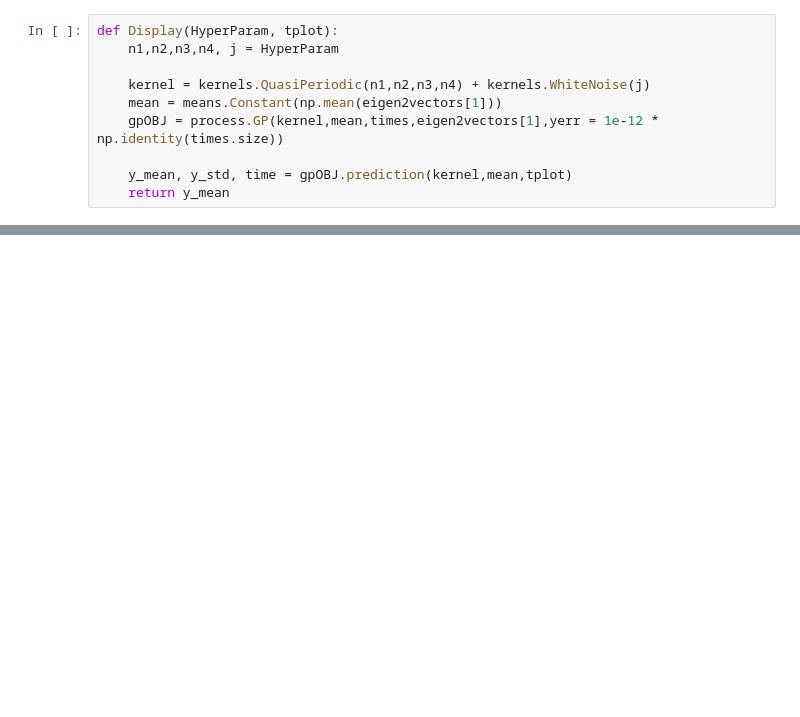
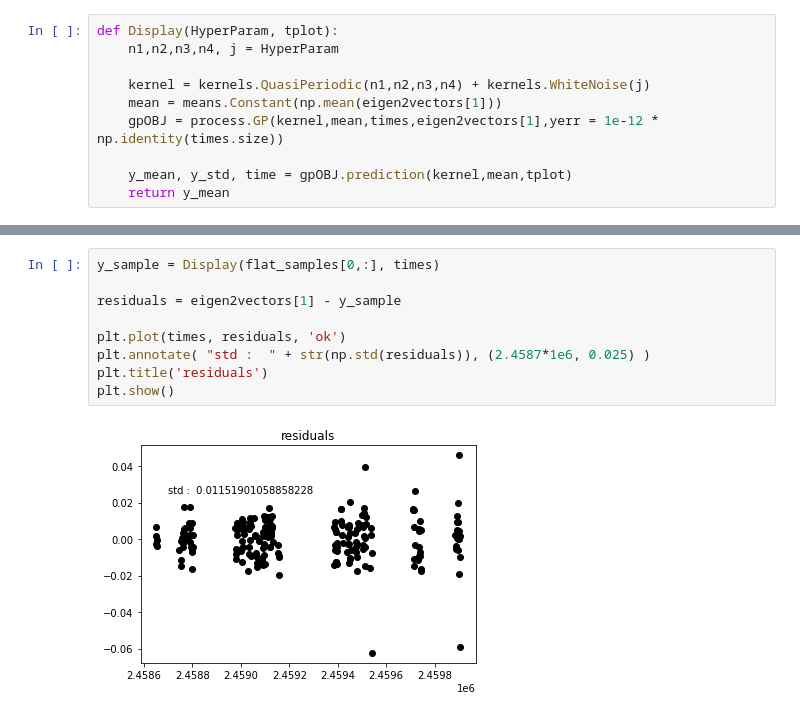
Before and after one commit to Paul-Charpentier/SPCAndie, a Jupyter notebook: GwPCA.ipynb, the cells around one changed output, grey strips where cells are left out. Drawn from its saved outputs; the diff is of its cells as text; blank space fills up the shorter version.

```diff
--- a/GwPCA.ipynb
+++ b/GwPCA.ipynb
@@ -312,0 +324,11 @@ plt.show()
+# %%
+y_sample = Display(flat_samples[0,:], times)
+
+residuals = eigen2vectors[1] - y_sample
+
+plt.plot(times, residuals, 'ok')
+plt.annotate( "std :  " + str(np.std(residuals)), (2.4587*1e6, 0.025) )
+plt.title('residuals')
+plt.show()
+# %% [output]
+[figure, added]
```
Also changed, not shown: parts of 17 cells of this notebook.
